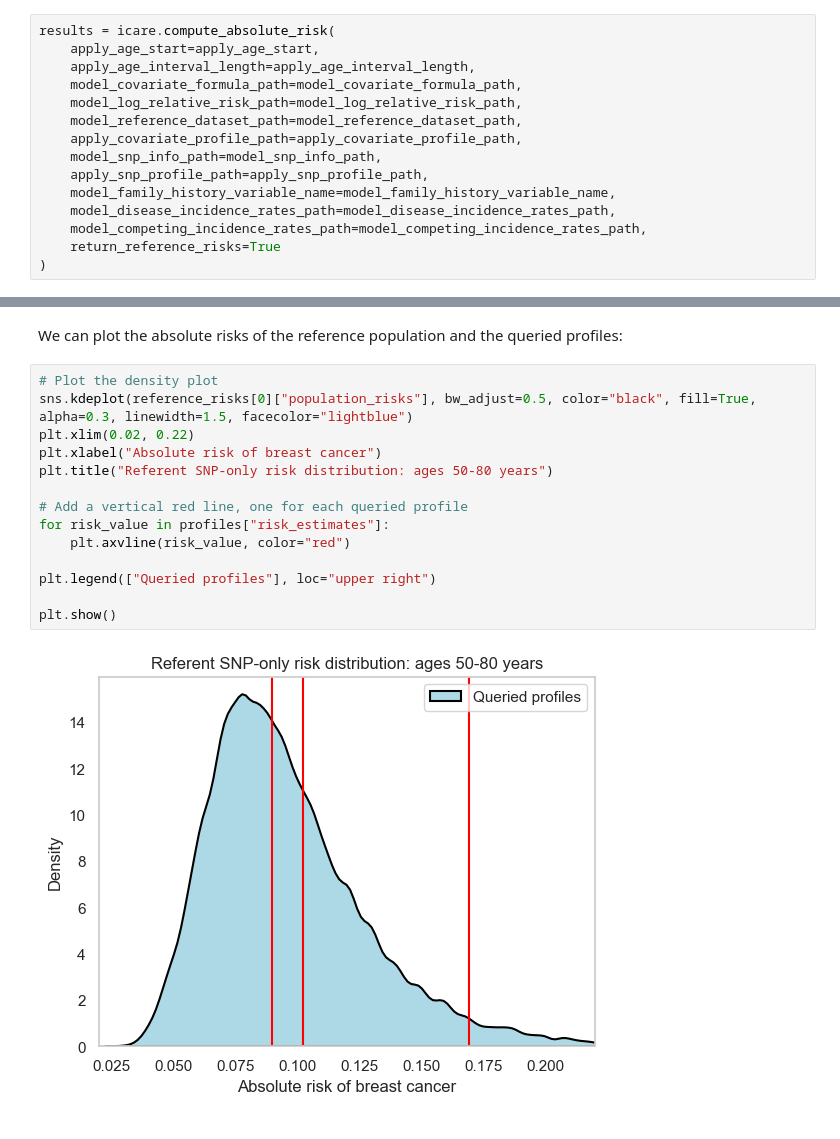
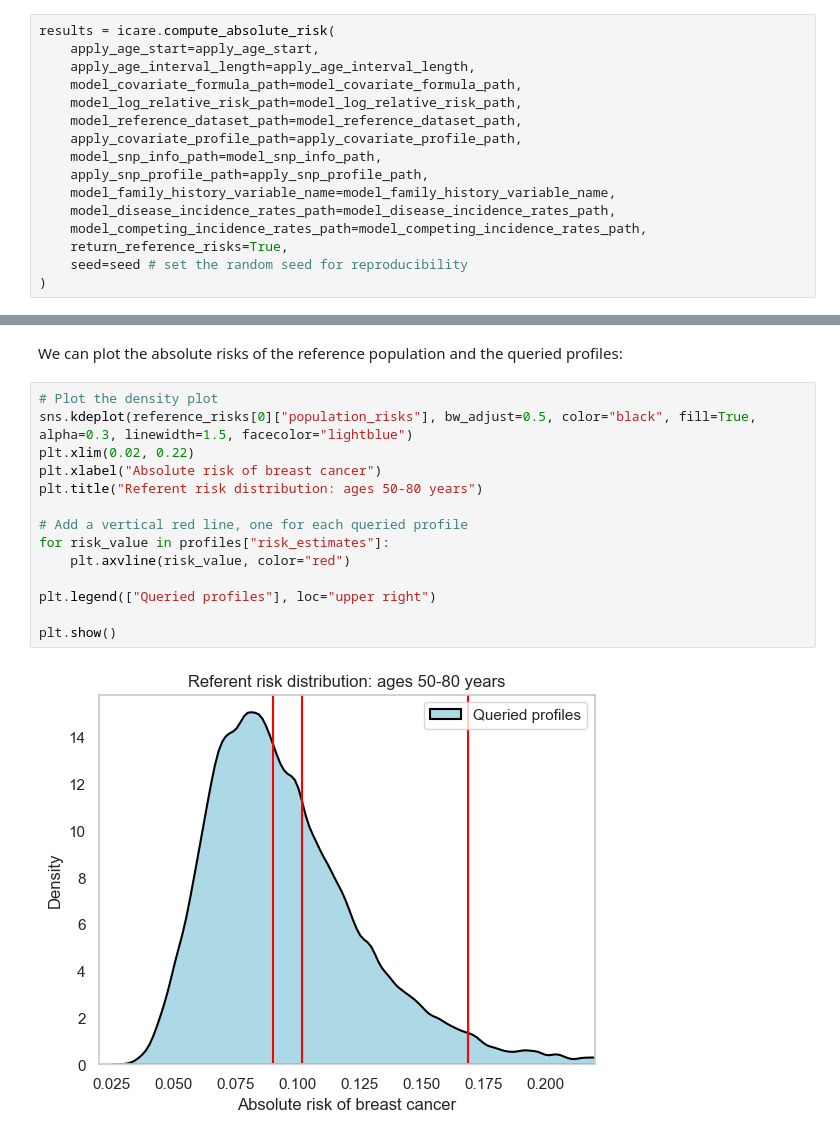
Before and after one commit to jeyabbalas/py-icare, a Jupyter notebook: examples/Python/Combined SNP and covariate absolute risk model.ipynb, the cells around one changed output, grey strips where cells are left out. Cells and saved outputs as stored; diff of their text form.

Commit message:
Set seed for reproducibility

```diff
--- a/examples/Python/Combined SNP and covariate absolute risk model.ipynb
+++ b/examples/Python/Combined SNP and covariate absolute risk model.ipynb
@@ -43,7 +44,8 @@ results = icare.compute_absolute_risk(
     model_family_history_variable_name=model_family_history_variable_name,
     model_disease_incidence_rates_path=model_disease_incidence_rates_path,
     model_competing_incidence_rates_path=model_competing_incidence_rates_path,
-    return_reference_risks=True
+    return_reference_risks=True,
+    seed=seed # set the random seed for reproducibility
 )
 # %% [markdown]
 The method returns a dictionary containing the following keys:
@@ -105,16 +107,16 @@ We can plot the absolute risks of the reference population and the queried profi
 # %%
 # Plot the density plot
 sns.kdeplot(reference_risks[0]["population_risks"], bw_adjust=0.5, color="black", fill=True, alpha=0.3, linewidth=1.5, facecolor="lightblue")
 plt.xlim(0.02, 0.22)
 plt.xlabel("Absolute risk of breast cancer")
-plt.title("Referent SNP-only risk distribution: ages 50-80 years")
+plt.title("Referent risk distribution: ages 50-80 years")
 
 # Add a vertical red line, one for each queried profile
 for risk_value in profiles["risk_estimates"]:
     plt.axvline(risk_value, color="red")
 
 plt.legend(["Queried profiles"], loc="upper right")
 
 plt.show()
 # %% [output]
-[figure, old version]
+[figure, new version]
```
Also changed, not shown: parts of 4 cells of this notebook, 5 other files.
